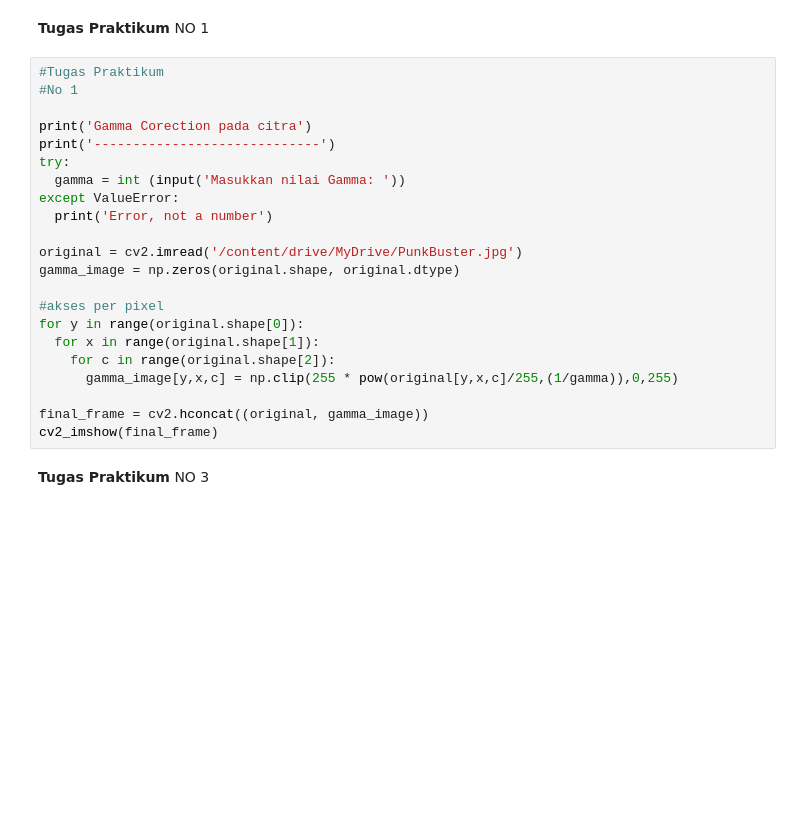
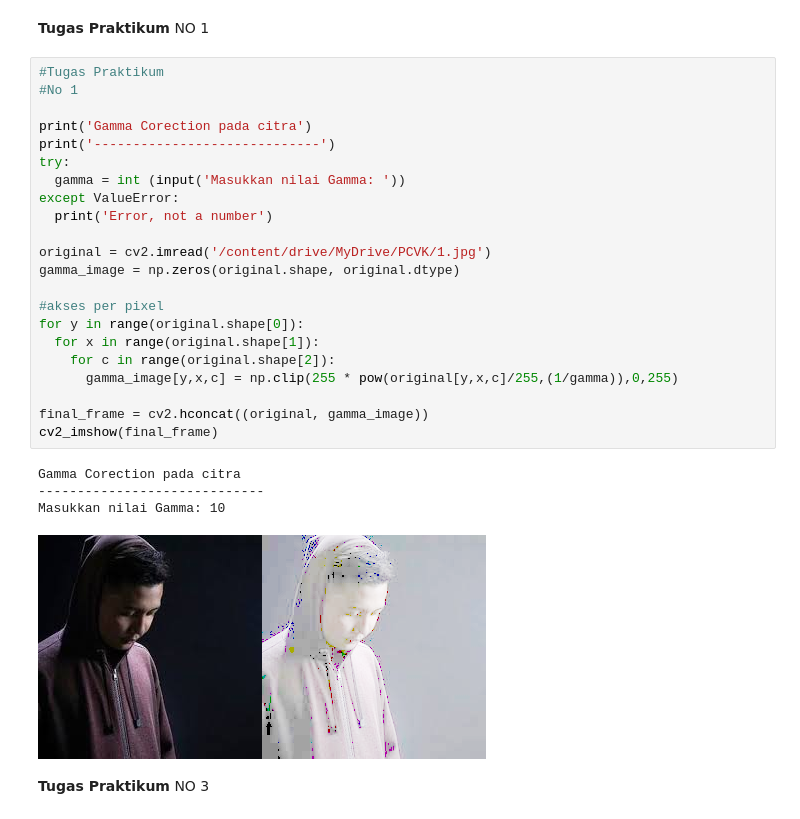
Before and after one commit to MahendraFirmansyah/PVCK_Genap_2021, a Jupyter notebook: Week5.ipynb, the cells around one changed output. Cells and saved outputs as stored; diff of their text form; blank space fills up the shorter version.

```diff
--- a/Week5.ipynb
+++ b/Week5.ipynb
@@ -19,25 +19,30 @@ NO 1
 # %%
 #Tugas Praktikum
 #No 1
 
 print('Gamma Corection pada citra')
 print('-----------------------------')
 try:
   gamma = int (input('Masukkan nilai Gamma: '))
 except ValueError:
   print('Error, not a number')
 
-original = cv2.imread('/content/drive/MyDrive/PunkBuster.jpg')
+original = cv2.imread('/content/drive/MyDrive/PCVK/1.jpg')
 gamma_image = np.zeros(original.shape, original.dtype)
 
 #akses per pixel
 for y in range(original.shape[0]):
   for x in range(original.shape[1]):
     for c in range(original.shape[2]):
       gamma_image[y,x,c] = np.clip(255 * pow(original[y,x,c]/255,(1/gamma)),0,255)
 
 final_frame = cv2.hconcat((original, gamma_image))
 cv2_imshow(final_frame)
+# %% [output]
+Gamma Corection pada citra
+-----------------------------
+Masukkan nilai Gamma: 10
+[figure, added]
 # %% [markdown]
 **Tugas Praktikum**
 NO 3
```
Also changed, not shown: parts of 3 cells of this notebook.
